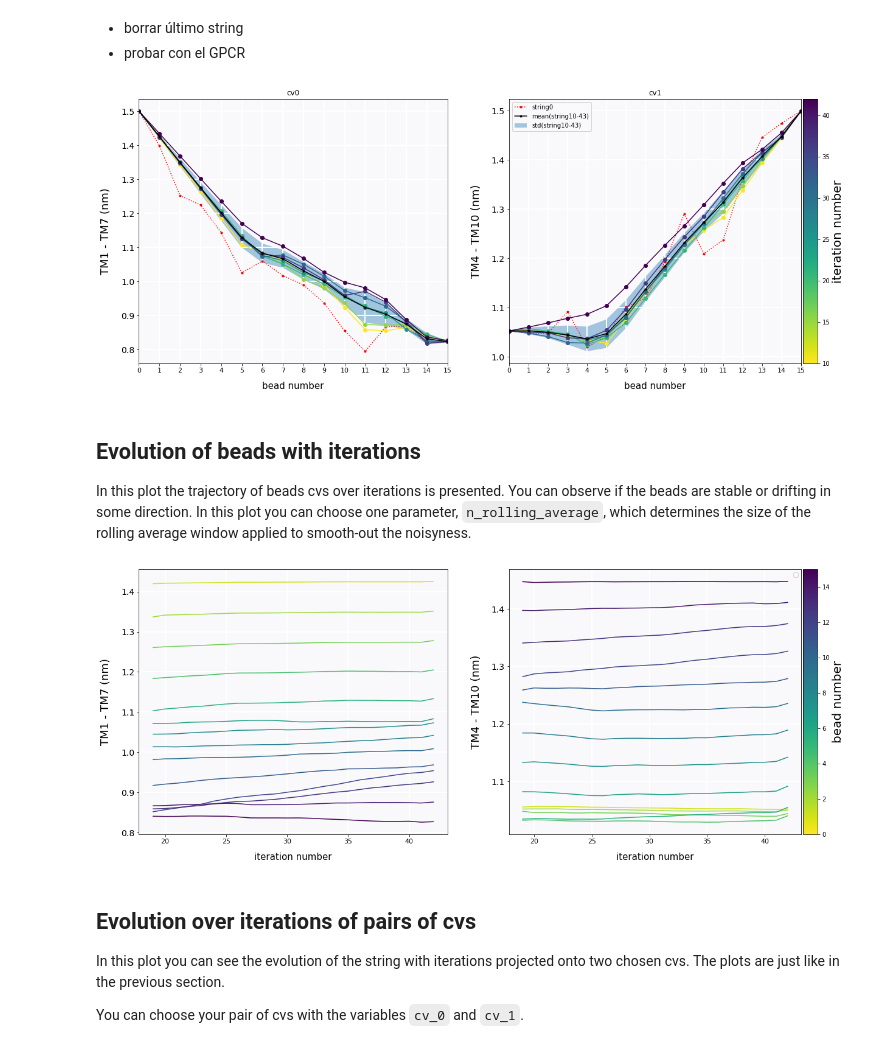
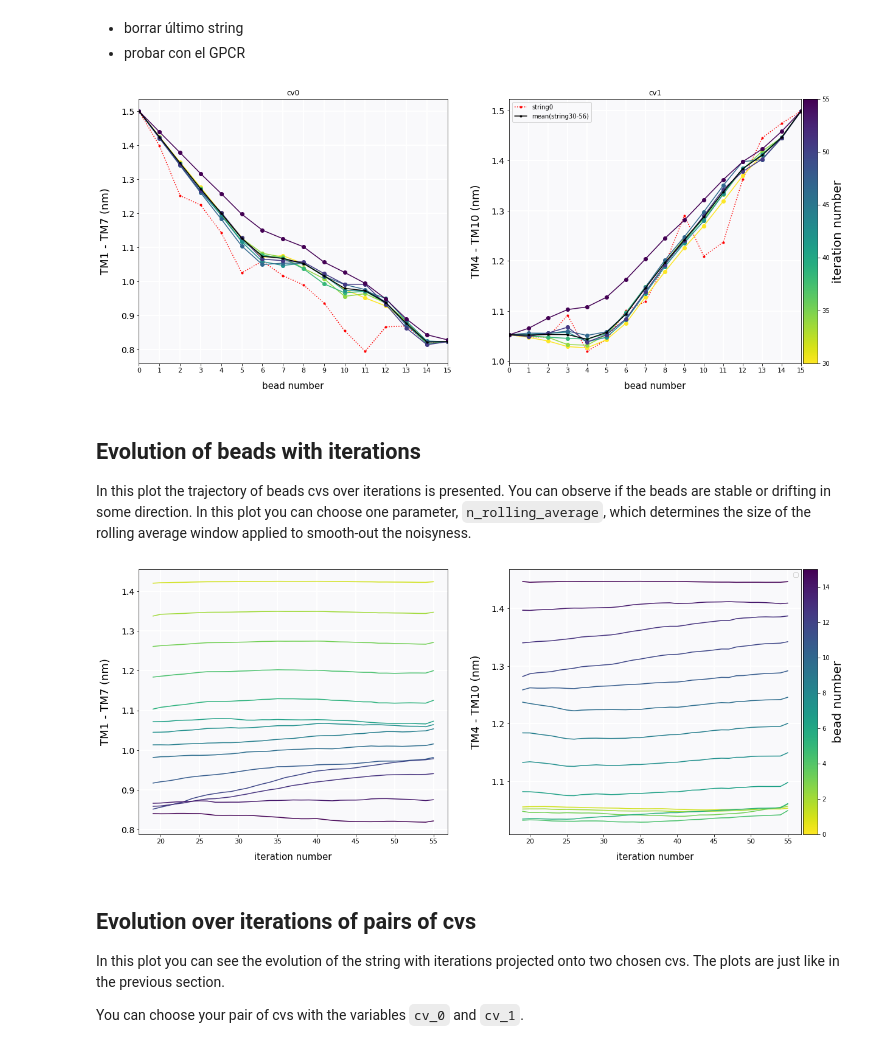
Before and after one commit to semccomas/GLUT5_string, a Jupyter notebook: string/analysis/scripts/string_analysis.ipynb, the cells around one changed output. Saved outputs shown, nothing was run; the diff lists cells and outputs as text; code cells hidden in the pictures.

```diff
--- a/string/analysis/scripts/string_analysis.ipynb
+++ b/string/analysis/scripts/string_analysis.ipynb
@@ -103,9 +103,9 @@ You can change two parameters in these plots the `start_iteration` before which
 + borrar último string
 + probar con el GPCR
 # %%
-start_iteration = 10
-n_average = 5
-
+start_iteration = 30
+n_average = 4
+fill_std = False
 
 n_plots = strings.shape[1]
 n_strings = strings.shape[0]
@@ -123,42 +123,43 @@ for i, a in enumerate(ax[:n_plots]):
         a.plot(string, ls="-", marker="o", color=colors[jj])
     av = np.mean(strings[start_iteration:, i, :], axis=0)
     std = np.std(strings[start_iteration:, i, :], axis=0)
-    a.fill_between(
-        np.arange(len(av)),
-        av + std,
-        av - std,
-        alpha=0.4,
-        label=f"std(string{start_iteration}-{n_strings})",
-    )
+    if fill_std:
+        a.fill_between(
+            np.arange(len(av)),
+            av + std,
+            av - std,
+            alpha=0.4,
+            label=f"std(string{start_iteration}-{n_strings})",
+        )
     a.plot(
         av,
         ls="-",
         marker=".",
         color="k",
         label=f"mean(string{start_iteration}-{n_strings})",
     )
     a.set_ylabel(
         f"{list(ndx_groups.keys())[2*i]} - {list(ndx_groups.keys())[2*i+1]} (nm)",
         size=18,
         labelpad=16,
     )
     a.set_xlabel("bead number", size=15, labelpad=13)
     a.set_xlim(left=0, right=strings.shape[2] - 1)
     a.xaxis.set_minor_locator(MultipleLocator(1))
     a.xaxis.set_major_locator(MultipleLocator(1))
     a.yaxis.set_minor_locator(MultipleLocator(0.1))
     a.yaxis.set_major_locator(MultipleLocator(0.1))
     a.grid(which="minor")
     a.tick_params(axis="y", labelsize=14)
     a.tick_params(axis="x", labelsize=11)
     a.set_title(f"cv{i}")
     if i % 2 != 0:
         a.legend()
         cbar = colorbar(a, cmap, norm, "iteration number", 20)
 if n_plots % 2:
     fig.delaxes(ax[-1])
 # %% [output]
-[figure, old version]
+[figure, new version]
 # %% [markdown]
 ## Evolution of beads with iterations
 
@@ -200,7 +201,7 @@ for i in range(n_cvs):
 if n_plots % 2:
     fig.delaxes(ax[-1])
 # %% [output]
-[figure, old version]
+[figure, new version]
 # %% [markdown]
 ## Evolution over iterations of pairs of cvs
 In this plot you can see the evolution of the string with iterations projected onto two chosen cvs. The plots are just like in the previous section.
```
Also changed, not shown: parts of 7 cells of this notebook, 3 other files.
